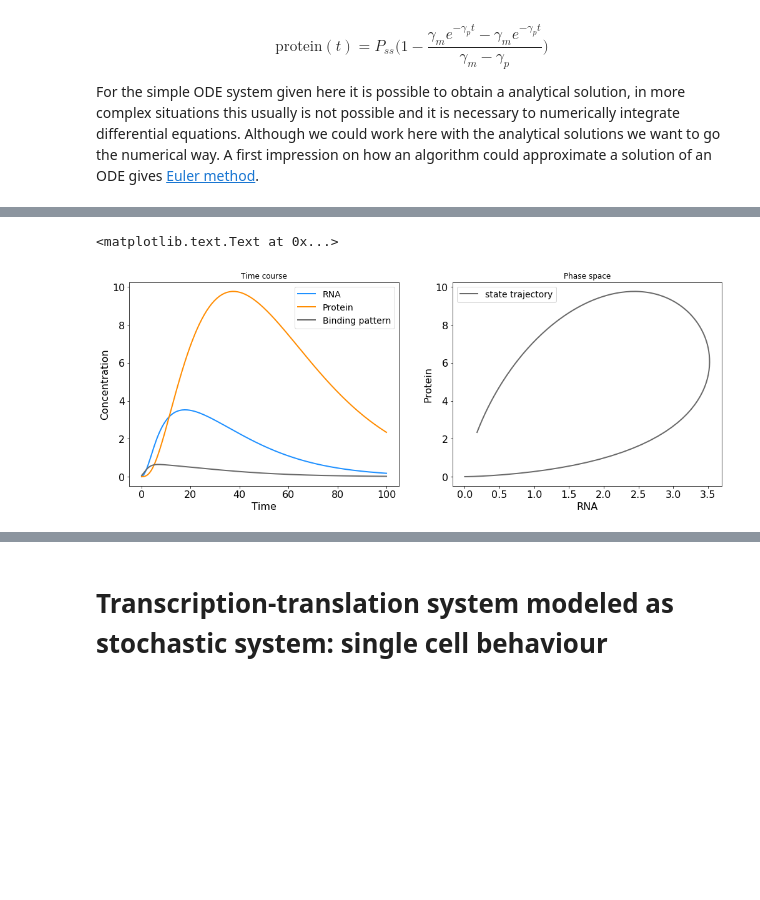
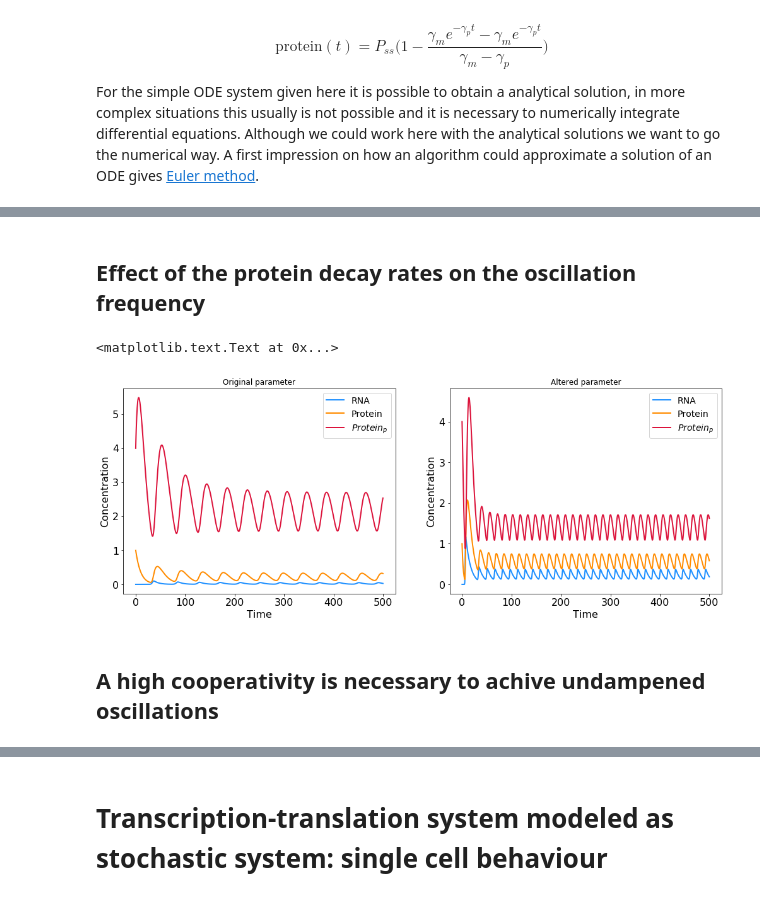
Before and after one commit to baumgast/Biomedicine-teaching, a Jupyter notebook: Biomedicine Master 2017, dynamic modeling.ipynb, the cells around one changed output, grey strips where cells are left out. Drawn from its saved outputs; the diff is of its cells as text; code cells hidden in the pictures; blank space fills up the shorter version.

```diff
--- a/Biomedicine Master 2017, dynamic modeling.ipynb
+++ b/Biomedicine Master 2017, dynamic modeling.ipynb
@@ -271,0 +420,13 @@ ax.set_xlabel('Time')
+# %%
+def circadian_ODEs(x,t,param):
+    k_1,k_2,k_3,k_4,k_5,k_6,K_i,n = param[0],param[1],param[2],param[3],param[4],param[5],param[6],param[7]
+
+    RNA = x[0]
+    protein = x[1]
+    protein_p = x[2]
+
+    dRNA = k_1 * K_i**n/(K_i**n + protein_p**n) - k_2*RNA
+    dprotein = k_3*RNA - k_4*protein
+    dprotein_p = k_5*protein - k_6*protein_p
+
+    return np.hstack((dRNA,dprotein,dprotein_p))
@@ -272,41 +467,39 @@ ax.set_xlabel('Time')
+# %% [markdown]
+## Effect of the protein decay rates on the oscillation frequency
 # %%
-# define parameters and time vector to solve the ODEs
-beta = 1
-gamma_m = 0.15
-k = 0.2
-gamma_p = 0.05
-param = [beta,gamma_m,k,gamma_p]
+# define a second set of parameters with altered decay rates
+k_1 = 1
+k_2 = 0.1
+k_3 = 1
+k_4 = 0.4
+k_5 = 1
+k_6 = 0.4
+K_i = 1
+n = 20
 
-# define the binding pattern
-k_up = 0.7
-k_down = 0.05
-on = 1
-off = 20
-param_binding = [k_up,k_down,on,off]
+param = [k_1,k_2,k_3,k_4,k_5,k_6,K_i,n]
 
-binding = beta*TF_binding(param_binding,tt)
+sol_circ_fast = odeint(circadian_ODEs,y_0,tt,args = (param,))
 
-# solve the ODE system
-sol = odeint(solve_ODE_time_dependent_transcription,y_0,tt,args = (param,param_binding))
+fig,ax = pl.subplots(1,2, figsize = (17,6))
 
-# plot the result
-fig,ax = pl.subplots(1,2, figsize = (17,6))
-ax[0].plot(tt,sol[:,0], label = 'RNA', lw = line_width,color = color_rna)
-ax[0].plot(tt,sol[:,1], label = 'Protein', lw = line_width, color = color_protein)
-ax[0].plot(tt,binding,lw = line_width,color = color_phase_space,label = 'Binding pattern')
+ax[0].plot(tt,sol_circ[:,0], lw = line_width, color = color_rna, label = 'RNA')
+ax[0].plot(tt,sol_circ[:,1], lw = line_width, color = color_protein, label = 'Protein')
+ax[0].plot(tt,sol_circ[:,2], lw = line_width, color = color_initial_state, label = '$Protein_{p}$')
 ax[0].legend(loc = 'best')
+ax[0].set_ylabel('Concentration')
 ax[0].set_xlabel('Time')
-ax[0].set_ylabel('Concentration')
-ax[0].set_title('Time course')
-# ax[0].set_ylim(0,steady_state_protein+steady_state_protein*0.1)
+ax[0].set_title('Original parameter')
 
-ax[1].plot(sol[:,0],sol[:,1], color = color_phase_space,lw = line_width, label = 'state trajectory')
+ax[1].plot(tt,sol_circ_fast[:,0], lw = line_width, color = color_rna, label = 'RNA')
+ax[1].plot(tt,sol_circ_fast[:,1], lw = line_width, color = color_protein, label = 'Protein')
+ax[1].plot(tt,sol_circ_fast[:,2], lw = line_width, color = color_initial_state, label = '$Protein_{p}$')
 ax[1].legend(loc = 'best')
-ax[1].set_ylabel('Protein')
-ax[1].set_xlabel('RNA')
-ax[1].set_title('Phase space')
-# ax[1].set_xlim(-0.1,steady_state_RNA+steady_state_RNA*0.1)
-# ax[1].set_ylim(-0.3,steady_state_protein+steady_state_protein*0.1)
+ax[1].set_ylabel('Concentration')
+ax[1].set_xlabel('Time')
+ax[1].set_title('Altered parameter')
 # %% [output]
 <matplotlib.text.Text at 0x...>
-[figure, old version]
+[figure, new version]
+# %% [markdown]
+## A high cooperativity is necessary to achive undampened oscillations
```
Also changed, not shown: parts of 22 cells of this notebook.
